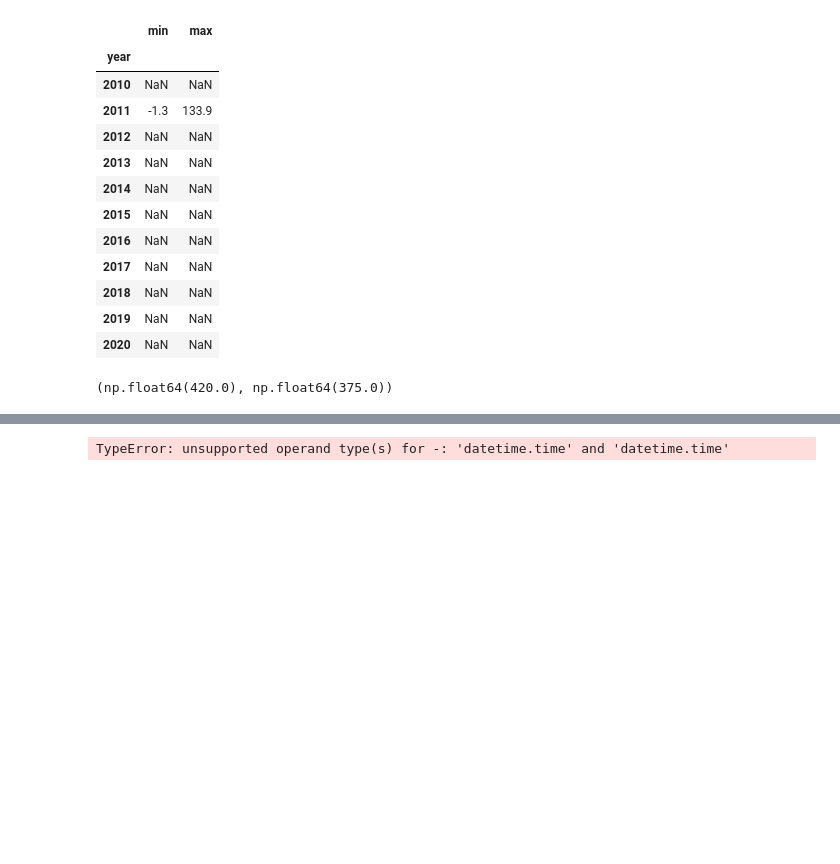
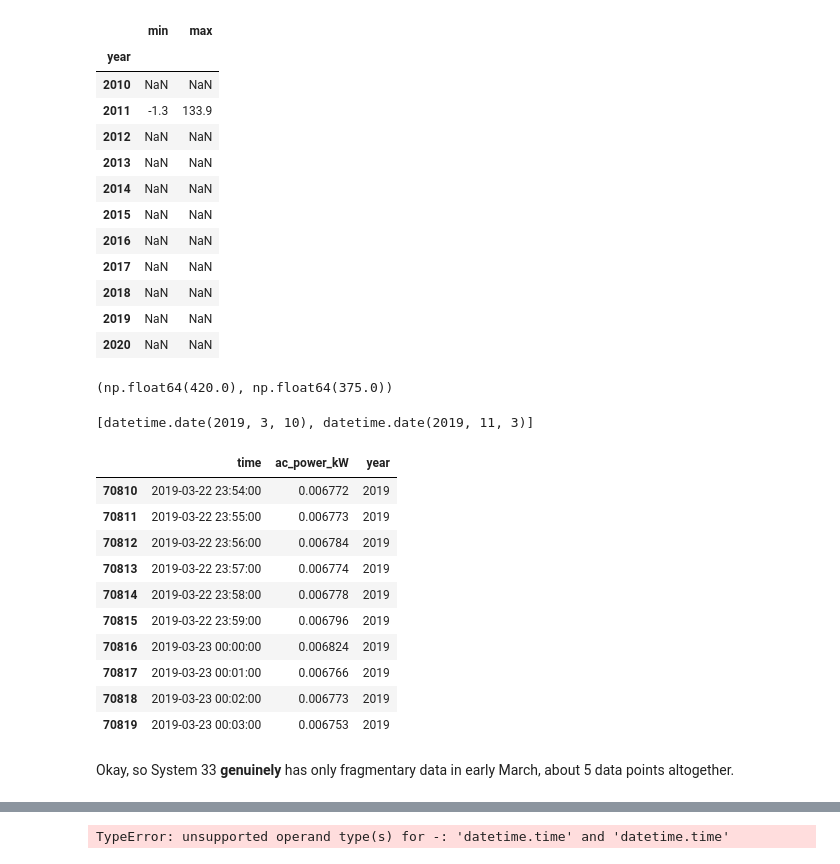
Before and after one commit to Erdos-Projects/predicting-day-ahead-solar-power-production, a Jupyter notebook: src/data/weather/pvlib_practice_CEB.ipynb, the cells around one changed output, grey strips where cells are left out. Saved outputs shown, nothing was run; the diff lists cells and outputs as text; code cells hidden in the pictures; blank space fills up the shorter version.

```diff
--- a/src/data/weather/pvlib_practice_CEB.ipynb
+++ b/src/data/weather/pvlib_practice_CEB.ipynb
@@ -1668,0 +1712,31 @@ def starting_hour_consistency(
+# %%
+transitions_2019
+# %% [output]
+[datetime.date(2019, 3, 10), datetime.date(2019, 11, 3)]
+# %%
+system_33_year_2019_pq = pq.ParquetDataset(
+    '../../../../data_ds_project/testing_yearly_parquet/33',
+    filters = [('year', '==', 2019)]
+)
+system_33_year_2019_df = system_33_year_2019_pq.read().to_pandas()
+# %%
+system_33_march_data = system_33_year_2019_df[
+    (system_33_year_2019_df['time'] >= datetime(2019, 3, 1))
+    & (system_33_year_2019_df['time'] < datetime(2019, 4, 1))
+]
+# %%
+system_33_march_data.iloc[10:20]
+# %% [output]
+|  | time | ac_power_kW | year |
+| 70810 | 2019-03-22 23:54:00 | 0.006772 | 2019 |
+| 70811 | 2019-03-22 23:55:00 | 0.006773 | 2019 |
+| 70812 | 2019-03-22 23:56:00 | 0.006784 | 2019 |
+| 70813 | 2019-03-22 23:57:00 | 0.006774 | 2019 |
+| 70814 | 2019-03-22 23:58:00 | 0.006778 | 2019 |
+| 70815 | 2019-03-22 23:59:00 | 0.006796 | 2019 |
+| 70816 | 2019-03-23 00:00:00 | 0.006824 | 2019 |
+| 70817 | 2019-03-23 00:01:00 | 0.006766 | 2019 |
+| 70818 | 2019-03-23 00:02:00 | 0.006773 | 2019 |
+| 70819 | 2019-03-23 00:03:00 | 0.006753 | 2019 |
+# %% [markdown]
+Okay, so System 33 **genuinely** has only fragmentary data in early March, about 5 data points altogether.
```
Also changed, not shown: parts of 21 cells of this notebook, 5 other files.
